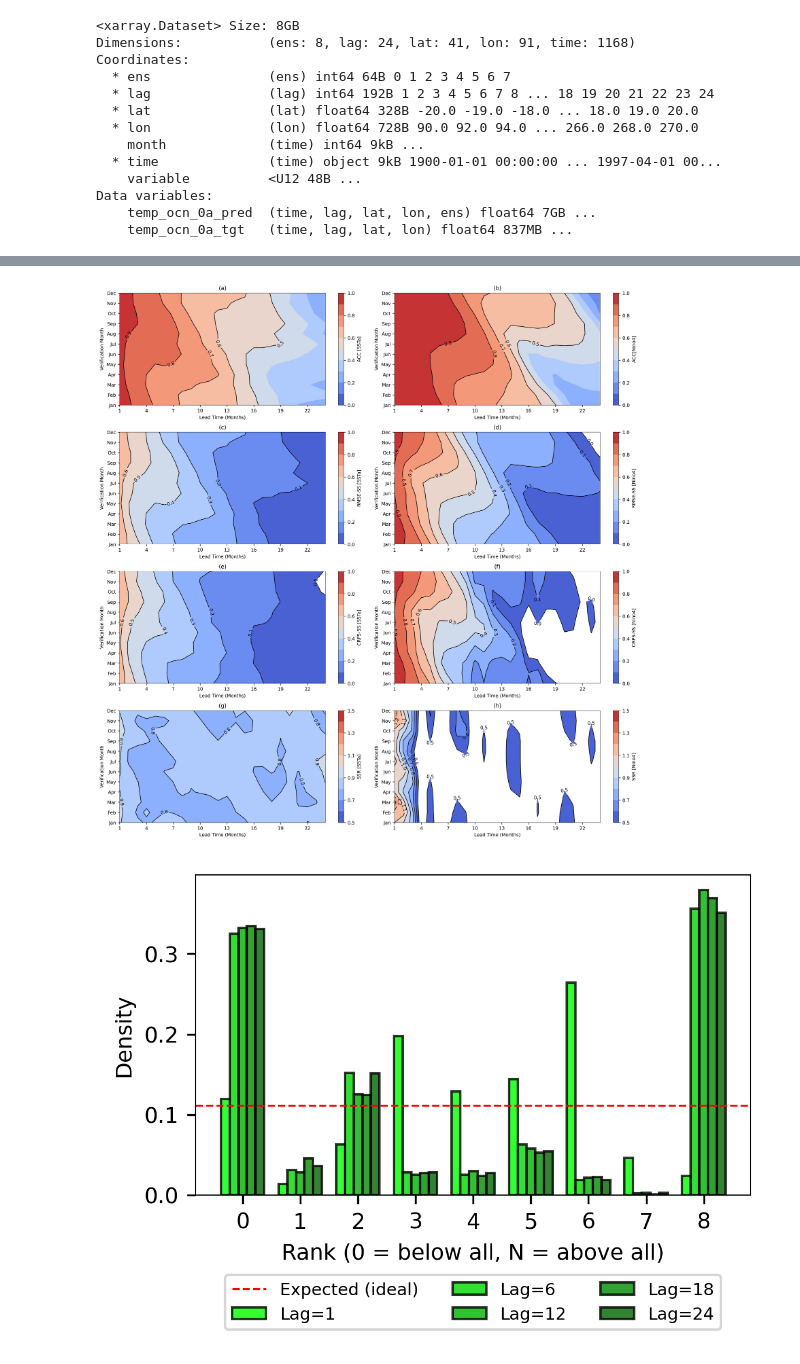
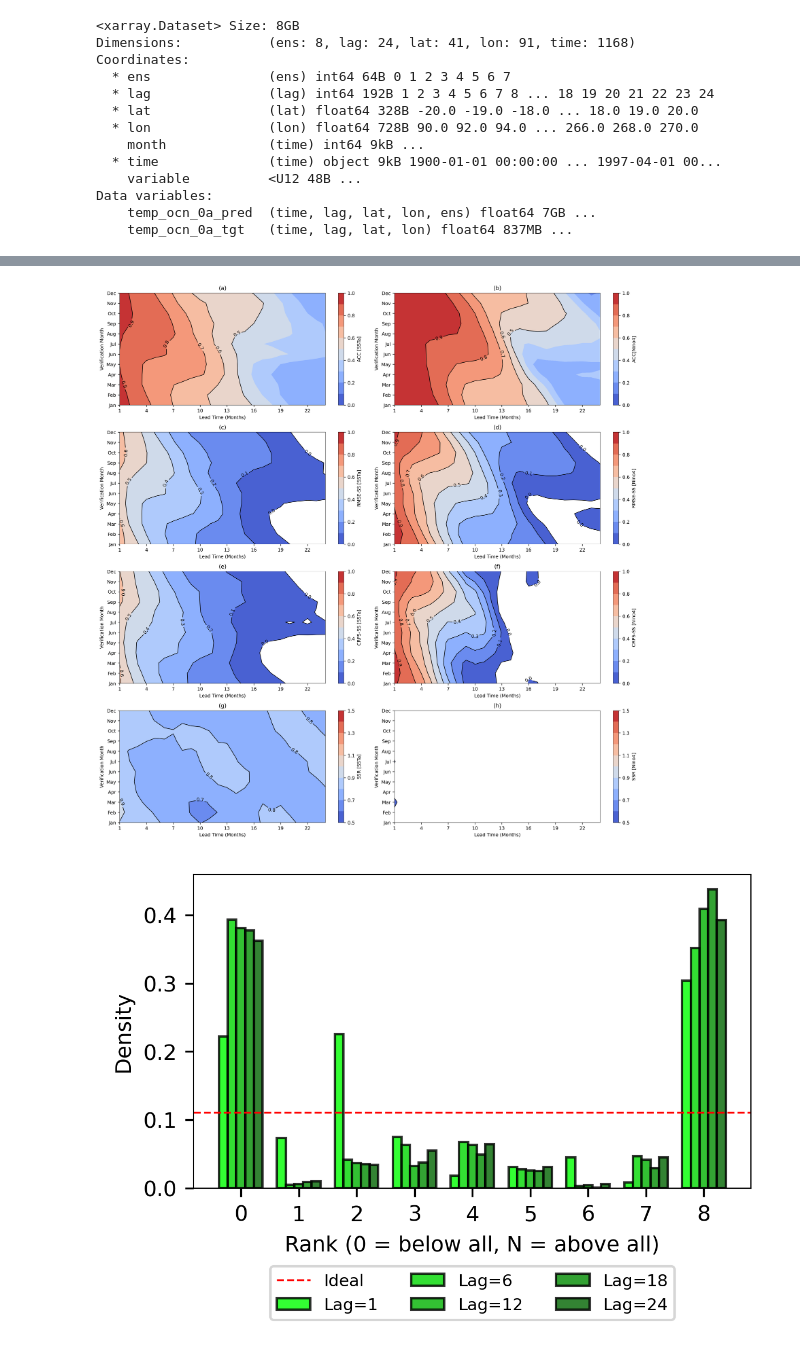
Before and after one commit to jthuemmel/thesis, a Jupyter notebook: eval.ipynb, the cells around one changed output, grey strips where cells are left out. Drawn from its saved outputs; the diff is of its cells as text; code cells hidden in the pictures.

```diff
--- a/eval.ipynb
+++ b/eval.ipynb
@@ -29,7 +29,7 @@ mpl.rcParams['axes.linewidth'] = 0.5        # Axis line thickness
 mpl.rcParams['lines.linewidth'] = 1.0       # Default plot line thickness
 mpl.rcParams['legend.fontsize'] = 7         # Legend font size
 # %%
-eval_data = xr.open_zarr("runs/2288204/piControl_eval.zarr")
+eval_data = xr.open_zarr("runs/2321585/piControl_eval.zarr")
 # %%
 eval_data
 # %% [output]
@@ -422,7 +422,7 @@ plt.tight_layout()
 plt.savefig('monthly.png')
 plt.show()
 # %% [output]
-[figure, old version]
+[figure, new version]
 # %%
 # 2) Define the lags you want to plot
 lags_to_plot = [1, 6, 12, 18, 24]
@@ -483,32 +483,32 @@ ax.set_xlabel("Rank (0 = below all, N = above all)")
 
 # Optionally draw a reference line for a uniform distribution
 # The expected count for a perfectly flat histogram:
 expected_count = rank_counts.sum() / (N + 1)
 ax.axhline(expected_count, color="red", linestyle="dashed", linewidth=0.8,
-           label="Expected (ideal)")
+           label="Ideal")
 
 # Position x-ticks in the middle of each "cluster"
 ax.set_xticks(bins + (len(lags_to_plot)-1)*width/2)
 ax.set_xticklabels(bins)
 
 # Legend
 fig.subplots_adjust(bottom=0.1)
 
 # Create a legend with multiple columns, aligned horizontally below the x-axis
 # loc='upper center' + bbox_to_anchor=(0.5, -0.2)
 #   places the legend center at x=0.5 horizontally,
 #   and below the plot (negative y).
 # borderaxespad=0.0 sets minimal extra padding.
 ax.legend(
     loc='upper center',
     bbox_to_anchor=(0.5, -0.25),
     ncol=3,
     borderaxespad=0.0,
     frameon=True  # remove the bounding box if you prefer
 )
 
 
 plt.tight_layout()
 plt.savefig('rankhist.png')
 # %% [output]
-[figure, old version]
+[figure, new version]
```
Also changed, not shown: parts of 3 cells of this notebook, 4 other files.
